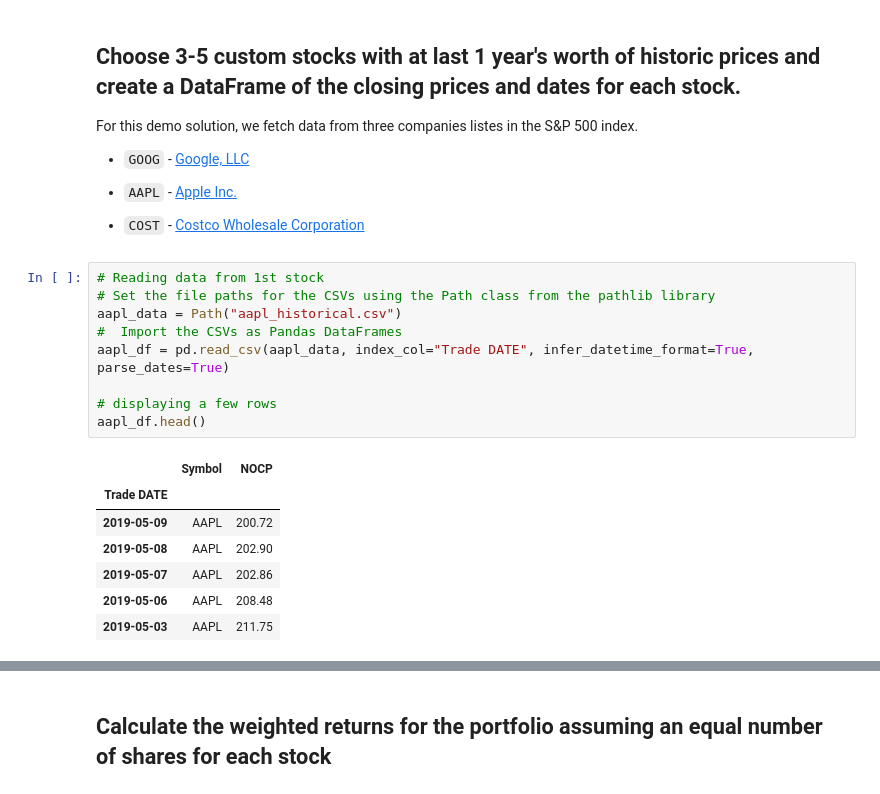
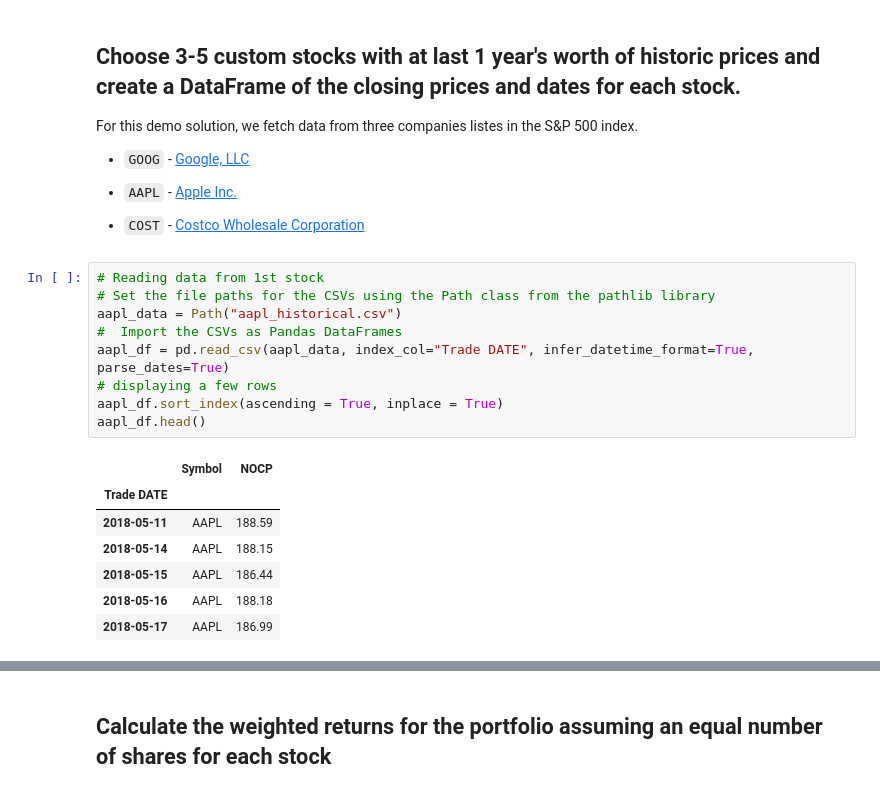
Before and after one commit to globalproweb/A-Whale-Off-the-Port-folio-, a Jupyter notebook: whale_analysis.ipynb, the cells around one changed output, grey strips where cells are left out. Saved outputs shown, nothing was run; the diff lists cells and outputs as text.

```diff
--- a/whale_analysis.ipynb
+++ b/whale_analysis.ipynb
@@ -441,17 +468,17 @@ For this demo solution, we fetch data from three companies listes in the S&P 500
 # %%
 # Reading data from 1st stock
 # Set the file paths for the CSVs using the Path class from the pathlib library
 aapl_data = Path("aapl_historical.csv")
 #  Import the CSVs as Pandas DataFrames
 aapl_df = pd.read_csv(aapl_data, index_col="Trade DATE", infer_datetime_format=True, parse_dates=True)
-
 # displaying a few rows
+aapl_df.sort_index(ascending = True, inplace = True)
 aapl_df.head()
 # %% [output]
 |  | Symbol | NOCP |
 | Trade DATE |  |  |
-| 2019-05-09 | AAPL | 200.72 |
-| 2019-05-08 | AAPL | 202.90 |
-| 2019-05-07 | AAPL | 202.86 |
-| 2019-05-06 | AAPL | 208.48 |
-| 2019-05-03 | AAPL | 211.75 |
+| 2018-05-11 | AAPL | 188.59 |
+| 2018-05-14 | AAPL | 188.15 |
+| 2018-05-15 | AAPL | 186.44 |
+| 2018-05-16 | AAPL | 188.18 |
+| 2018-05-17 | AAPL | 186.99 |
```
Also changed, not shown: parts of 22 cells of this notebook.
